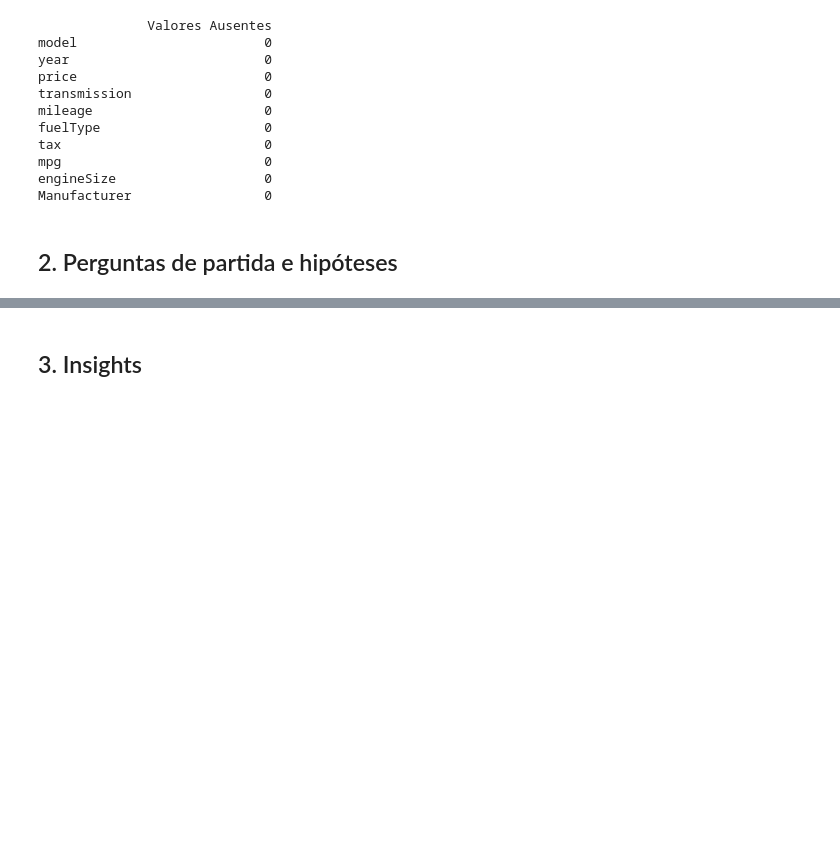
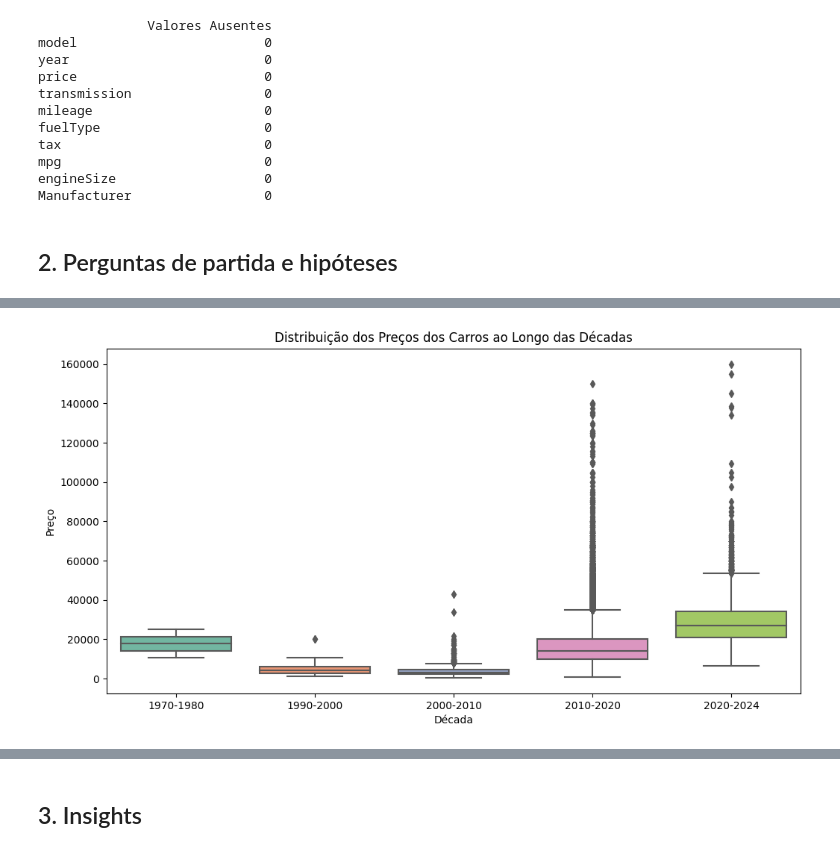
Before and after one commit to atlantico-academy/equipe1-2024.3, a Jupyter notebook: notebooks/01-exploratory_data_analysis.ipynb, the cells around one changed output, grey strips where cells are left out. Drawn from its saved outputs; the diff is of its cells as text; code cells hidden in the pictures; blank space fills up the shorter version.

```diff
--- a/notebooks/01-exploratory_data_analysis.ipynb
+++ b/notebooks/01-exploratory_data_analysis.ipynb
@@ -230,0 +275,21 @@ Manufacturer                 0
+# %%
+def ajustar_decada(ano):
+    if ano >= 2020:
+        return '2020-2024'
+    else:
+        return f'{(ano // 10) * 10}-{(ano // 10) * 10 + 10}'
+
+df['decada'] = df['year'].apply(ajustar_decada)
+df['decada'] = df['decada'].astype(str)
+# %%
+df['decada'] = pd.Categorical(df['decada'], categories=sorted(df['decada'].unique()), ordered=True)
+# %%
+plt.figure(figsize=(12,6))
+sns.boxplot(data=df, x='decada', y='price', palette='Set2')
+plt.title('Distribuição dos Preços dos Carros ao Longo das Décadas')
+plt.xlabel('Década')
+plt.ylabel('Preço')
+plt.xticks(rotation=0)
+plt.show()
+# %% [output]
+[figure, added]
```
Also changed, not shown: parts of 12 cells of this notebook.
